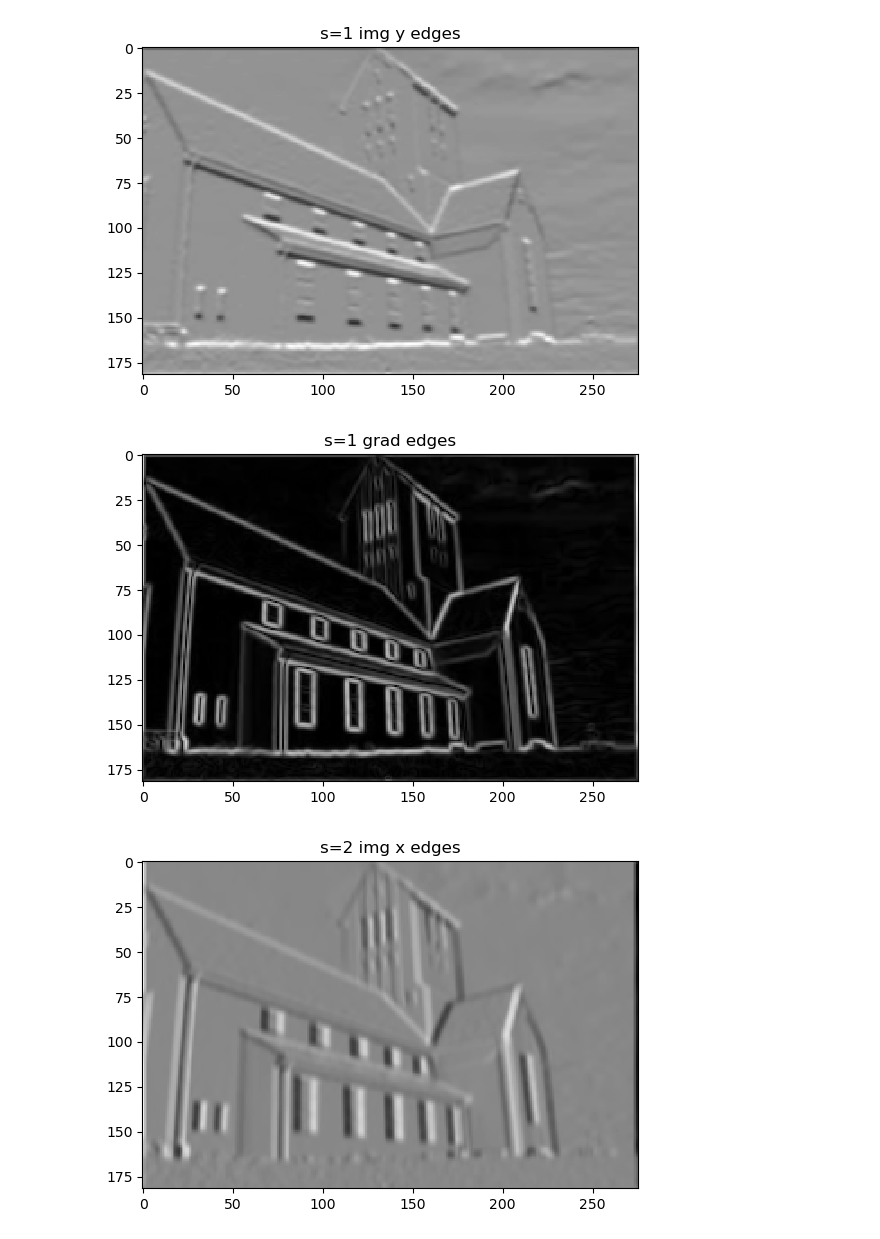
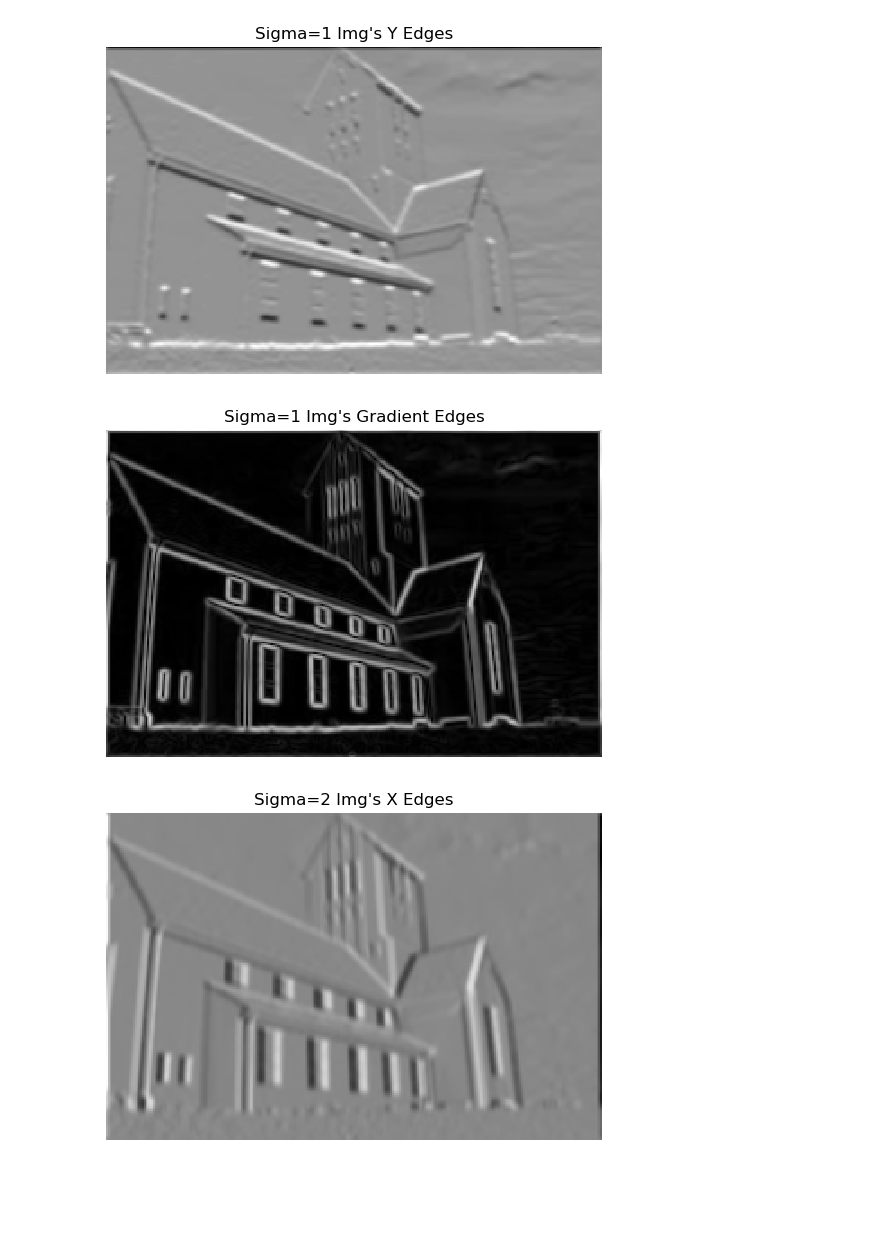
Before and after one commit to aabusha3/Convolution-Edge-and-Corner-Detection_CS4442-3, a Jupyter notebook: assignment3_AbuShawarib_Ahmad.ipynb, the cells around one changed output. Drawn from its saved outputs; the diff is of its cells as text; code cells hidden in the pictures; blank space fills up the shorter version.

```diff
--- a/assignment3_AbuShawarib_Ahmad.ipynb
+++ b/assignment3_AbuShawarib_Ahmad.ipynb
@@ -1,9 +1,8 @@
 # %%
 import numpy as np
-import cv2
-import argparse
 import matplotlib.pyplot as plt
-import math
 
-image = cv2.imread('./house.png')
-img = cv2.cvtColor(image, cv2.COLOR_BGR2GRAY)
+img = plt.imread('./house.png')
+plt.imshow(img, interpolation='none', cmap='gray')
+plt.title("Starting Image")
+plt.show()
@@ -57,7 +34,7 @@ def convolution(image, kernel, average=False):
     return output
 
 
-def dnorm(x, y, s):
+def gaussian(x, y, s):
     return 1 / (np.sqrt(2 * np.pi) * s) * np.e ** (-(x**2+y**2)/(2*s**2))
 
 def gaussian_kernel(size, sigma):
@@ -66,7 +43,7 @@ def gaussian_kernel(size, sigma):
     kernel_2D = np.outer(kT, k)
     for i in range(size):
         for j in range(size):
-            kernel_2D[i][j] = dnorm(k[j], kT[i], sigma)
+            kernel_2D[i][j] = gaussian(k[j], kT[i], sigma)
     return kernel_2D
 
 
@@ -114,38 +92,45 @@ b) Implement convolution process of convolving a 3 x 3 Sobel filters (𝑆𝑥
 # %%
-sobel_ker = np.array([[-1, 0, 1], [-2, 0, 2], [-1, 0, 1]]) /8.0
+Sx = np.array([[-1, 0, 1], [-2, 0, 2], [-1, 0, 1]]) /8.0
+Sy=np.flip(Sx.T,axis=0)
 
-plt.imshow(sobel_ker, interpolation='none', cmap='gray')
-plt.title("sobel x kernel")
+plt.imshow(Sx, interpolation='none', cmap='gray')
+plt.title("Sobel X Kernel")
 plt.show()
-plt.imshow(np.flip(sobel_ker.T,axis=0), interpolation='none', cmap='gray')
-plt.title("sobel y kernel")
+plt.imshow(Sy, interpolation='none', cmap='gray')
+plt.title("Sobel Y Kernel")
 plt.show()
 
 
-Sobelx_img1 = convolution(Guas_img1, sobel_ker, average=False)
+Sobelx_img1 = convolution(Guas_img1, Sx, average=False)
 plt.imshow(Sobelx_img1, interpolation='none', cmap='gray')
-plt.title("s=1 img x edges")
+plt.title("Sigma=1 Img's X Edges")
+plt.axis('off')
 plt.show()
-Sobely_img1 = convolution(Guas_img1, np.flip(sobel_ker.T,axis=0), average=False)
+Sobely_img1 = convolution(Guas_img1, Sy, average=False)
 plt.imshow(Sobely_img1, interpolation='none', cmap='gray')
-plt.title("s=1 img y edges")
+plt.title("Sigma=1 Img's Y Edges")
+plt.axis('off')
 plt.show()
 sobel_grad1 = np.hypot(Sobelx_img1,Sobely_img1)
 plt.imshow(sobel_grad1, interpolation='none', cmap='gray')
-plt.title("s=1 grad edges")
+plt.title("Sigma=1 Img's Gradient Edges")
+plt.axis('off')
 plt.show()
 
 
-Sobelx_img2 = convolution(Guas_img2, sobel_ker, average=False)
+Sobelx_img2 = convolution(Guas_img2, Sx, average=False)
 plt.imshow(Sobelx_img2, interpolation='none', cmap='gray')
-plt.title("s=2 img x edges")
+plt.title("Sigma=2 Img's X Edges")
+plt.axis('off')
 plt.show()
-Sobely_img2 = convolution(Guas_img2, np.flip(sobel_ker.T,axis=0), average=False)
+Sobely_img2 = convolution(Guas_img2, Sy, average=False)
 plt.imshow(Sobely_img2, interpolation='none', cmap='gray')
-plt.title("s=2 img y edges")
+plt.title("Sigma=2 Img's Y Edges")
+plt.axis('off')
 plt.show()
 sobel_grad2 = np.hypot(Sobelx_img2,Sobely_img2)
 plt.imshow(sobel_grad2, interpolation='none', cmap='gray')
-plt.title("s=2 grad edges")
+plt.title("Sigma=2 Img's Gradient Edges")
+plt.axis('off')
 plt.show()
 # %% [output]
@@ -155,3 +140,3 @@ plt.show()
-[figure, old version]
+[figure, new version]
-[figure, old version]
+[figure, new version]
-[figure, old version]
+[figure, new version]
```
Also changed, not shown: parts of 16 cells of this notebook.
